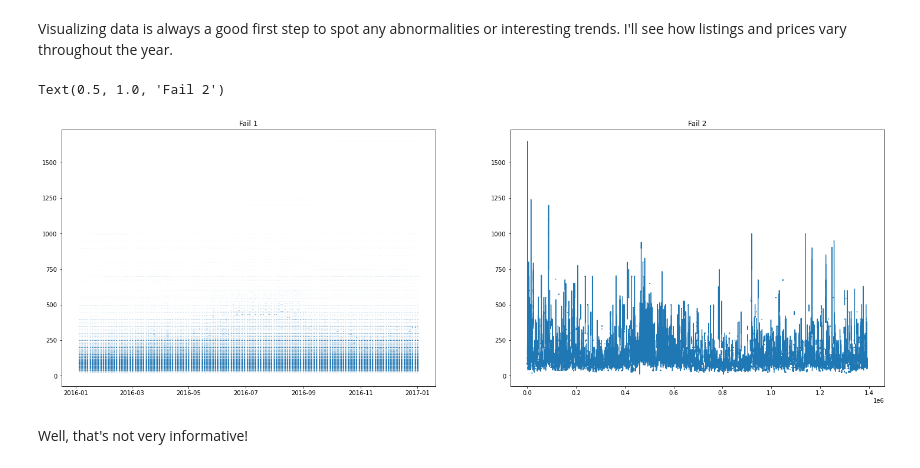
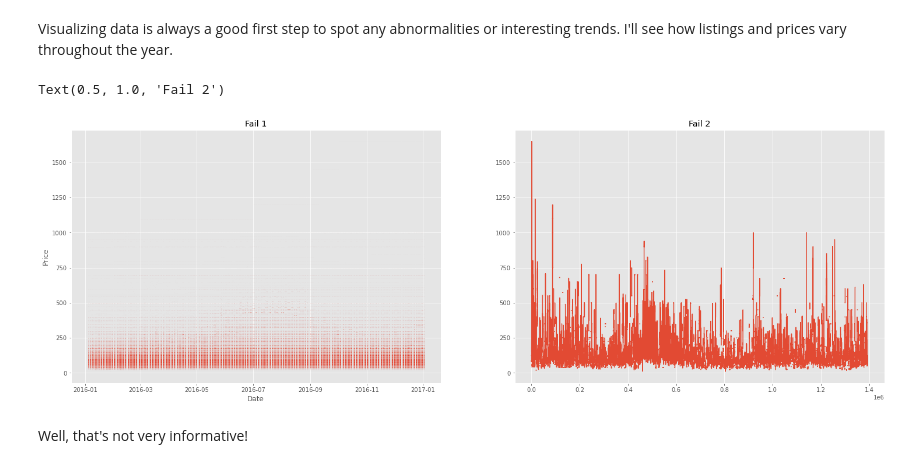
Before and after one commit to HJIzt/DataScienceBlogpost, a Jupyter notebook: seattle_airbnb_analysis.ipynb, the cells around one changed output. Cells and saved outputs as stored; diff of their text form; code cells hidden in the pictures.

```diff
--- a/seattle_airbnb_analysis.ipynb
+++ b/seattle_airbnb_analysis.ipynb
@@ -46,16 +82,19 @@ cal_df["date"] = pd.to_datetime(cal_df["date"])
 # %% [markdown]
 Visualizing data is always a good first step to spot any abnormalities or interesting trends. I'll see how listings and prices vary throughout the year.
 # %%
+plt.style.use('ggplot')
 fig, ax = plt.subplots(1, 2, figsize = (25, 8))
 # first trying a scatter plot
 ax[0].scatter(cal_df["date"], cal_df["price"], s=0.0001)
 ax[0].set_title("Fail 1")
+ax[0].set_ylabel("Price")
+ax[0].set_xlabel("Date")
 # or maybe a line plot?
 ax[1].plot(cal_df["price"])
 ax[1].set_title("Fail 2")
 # %% [output]
 Text(0.5, 1.0, 'Fail 2')
-[figure, old version]
+[figure, new version]
 # %% [markdown]
 Well, that's not very informative!
 # %%
```
Also changed, not shown: parts of 42 cells of this notebook, 1 other file.
